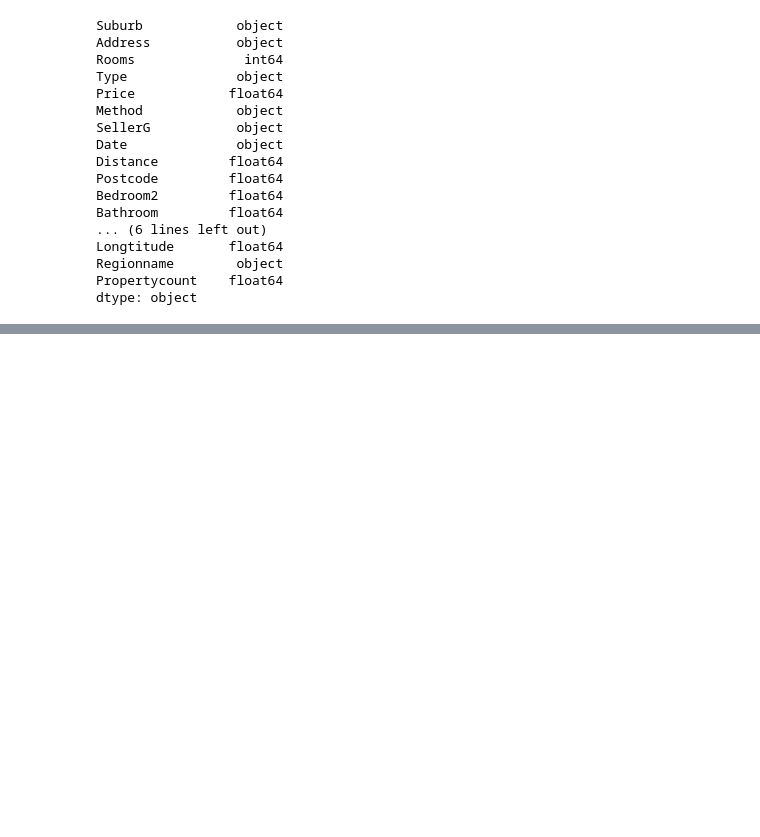
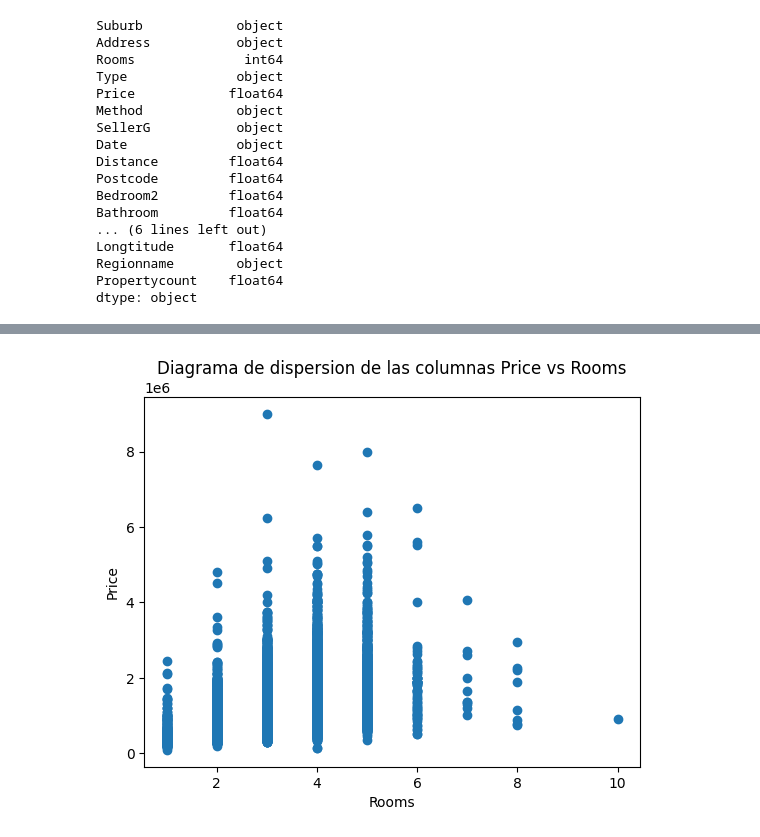
Before and after one commit to alfcastillo90/visualizaciones_datasets, a Jupyter notebook: Visualizaciones_datasets.ipynb, the cells around one changed output, grey strips where cells are left out. Cells and saved outputs as stored; diff of their text form; code cells hidden in the pictures; blank space fills up the shorter version.

```diff
--- a/Visualizaciones_datasets.ipynb
+++ b/Visualizaciones_datasets.ipynb
@@ -95,0 +141,8 @@ dtype: object
+# %%
+plt.scatter(dataset['Rooms'], dataset['Price'])
+plt.xlabel('Rooms')
+plt.ylabel('Price')
+plt.title('Diagrama de dispersion de las columnas Price vs Rooms')
+plt.show()
+# %% [output]
+[figure, added]
```
Also changed, not shown: parts of 6 cells of this notebook.
